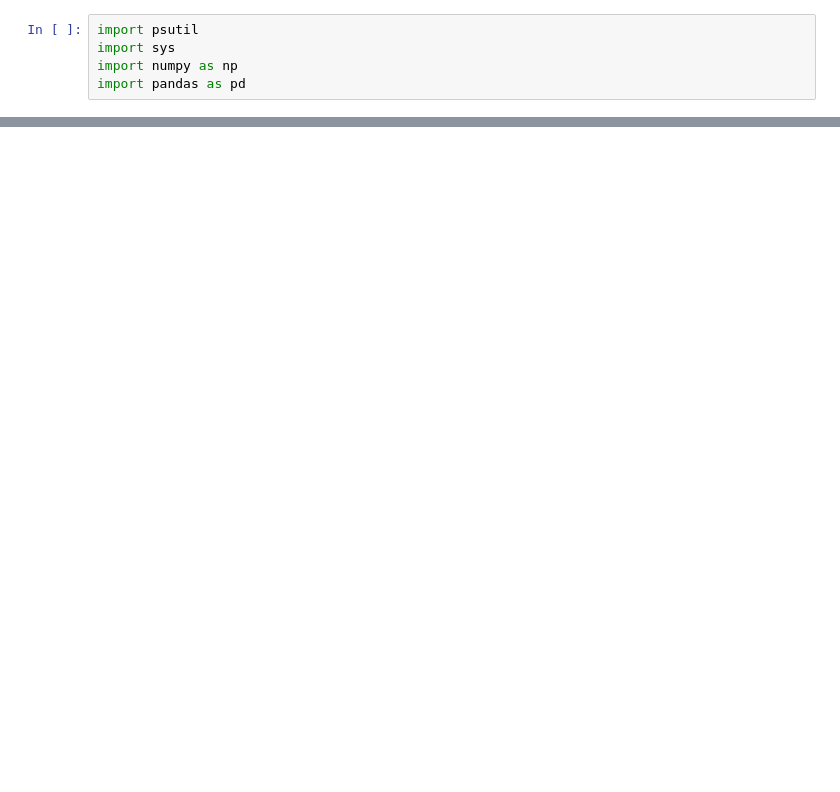
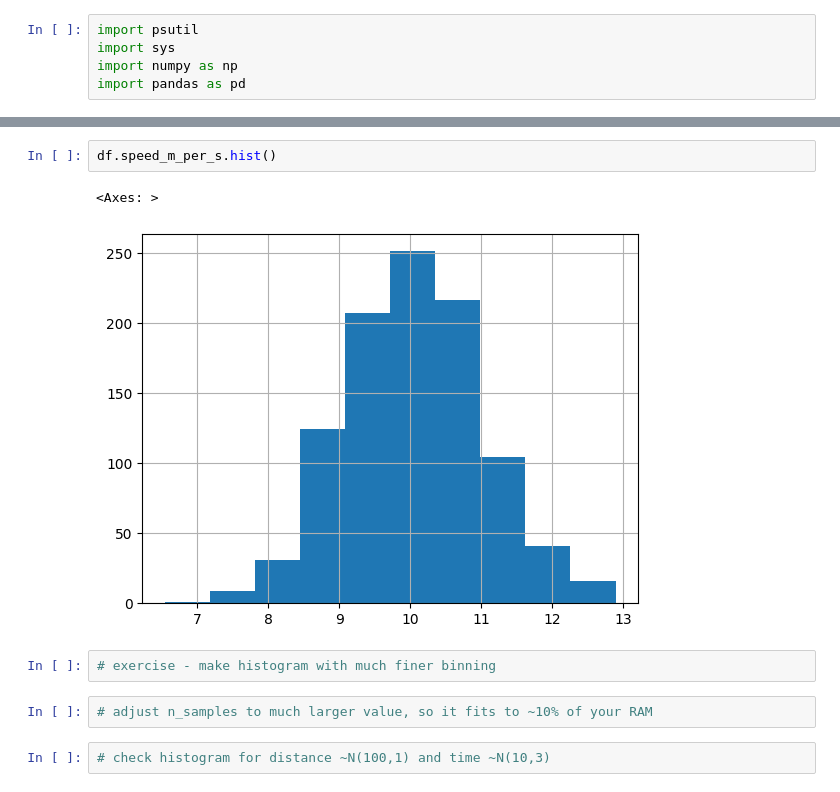
Before and after one commit to grzanka/hpda-2025, a Jupyter notebook: intro_pandas.ipynb, the cells around one changed output, grey strips where cells are left out. Cells and saved outputs as stored; diff of their text form; blank space fills up the shorter version.

```diff
--- a/intro_pandas.ipynb
+++ b/intro_pandas.ipynb
@@ -59,0 +46,11 @@ df.loc[0:5, ["integers", "floats"]] = 0
+# %%
+df.speed_m_per_s.hist()
+# %% [output]
+<Axes: >
+[figure, added]
+# %%
+# exercise - make histogram with much finer binning
+# %%
+# adjust n_samples to much larger value, so it fits to ~10% of your RAM
+# %%
+# check histogram for distance ~N(100,1) and time ~N(10,3)
```
Also changed, not shown: parts of 15 cells of this notebook, 1 other file.
